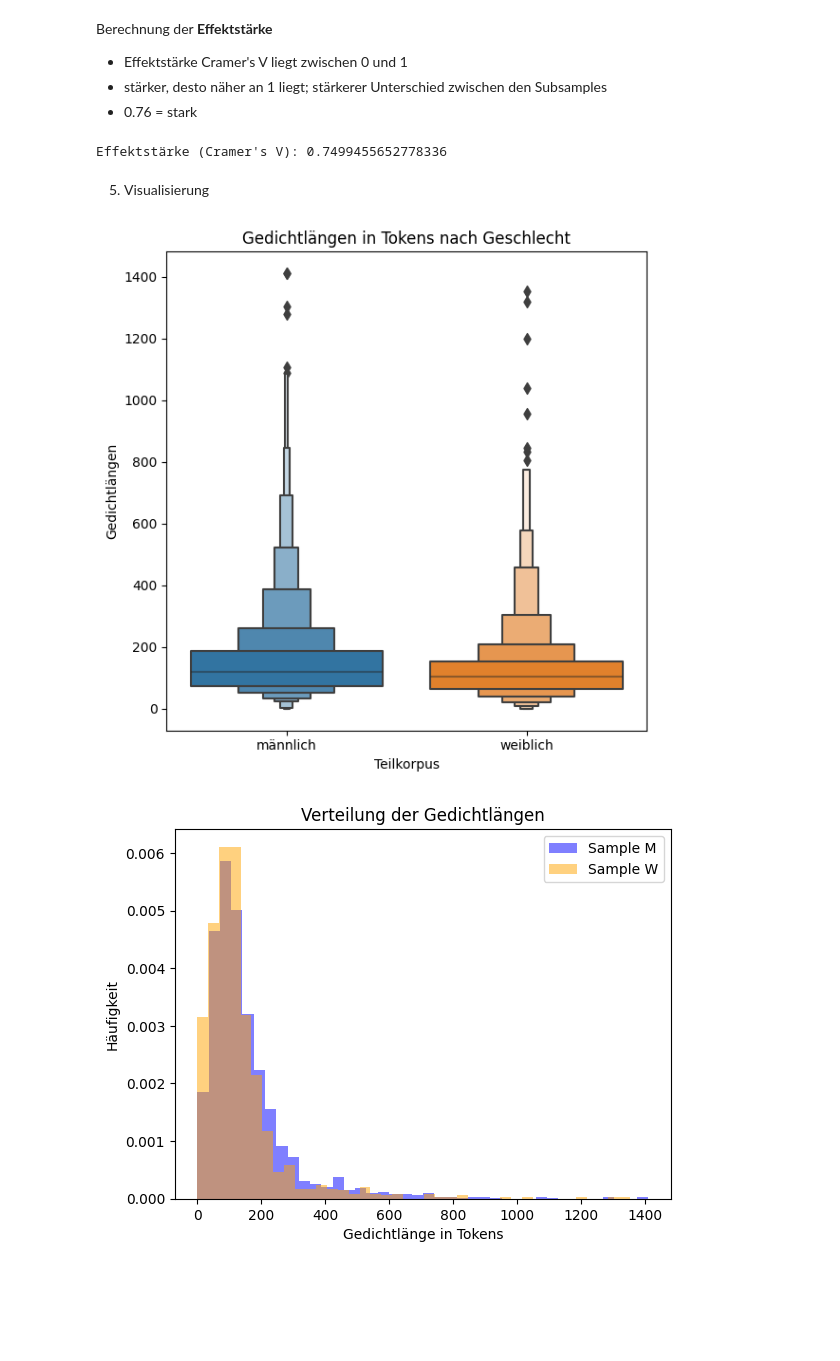
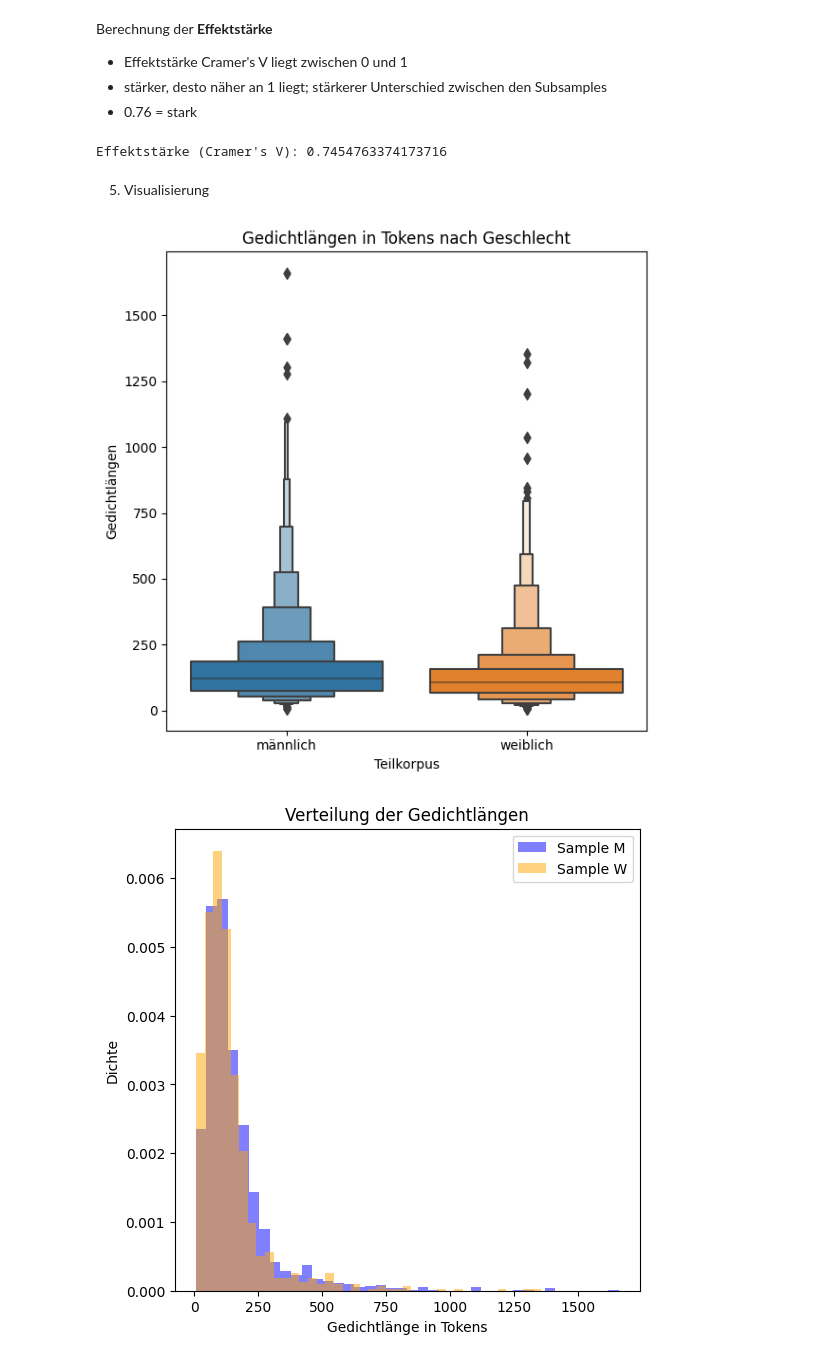
Before and after one commit to niceshice/Forschungsmethoden_LL_Gedichte, a Jupyter notebook: teststatistic_len_in_tokens.ipynb, the cells around one changed output. Cells and saved outputs as stored; diff of their text form; code cells hidden in the pictures; blank space fills up the shorter version.

```diff
--- a/teststatistic_len_in_tokens.ipynb
+++ b/teststatistic_len_in_tokens.ipynb
@@ -40,15 +40,13 @@ def tokens_per_poem(folder_path: str):
             with open(file_path, 'r', encoding='utf8') as file:
                 poem_data = json.load(file)
                 # Extrahiere den Gedichtstext aus der json-Datei
-                try:
+                if poem_data['poem'] and poem_data['author_birth'] != "0":
                     poem_lines = [line_data['text'] for line_data in poem_data['poem'].values()]
                     poem_text = ' '.join(poem_lines)
                     # Zähle die Tokens im Gedichtstext
                     num_tokens = count_tokens(poem_text)
                     # Füge das Ergebnis zum Dictionary hinzu
                     poem_lenghts[poem_data['title']] = num_tokens
-                except:
-                    continue
     return poem_lenghts
 # %%
 poems_and_lengths_m = tokens_per_poem('corpus_finished_m')
@@ -80,8 +73,8 @@ def calculate_statistics(poem_lengths):
     return average, std_deviation
 
 # Extrahiere die Gedichtlängen aus dem Dictionary
-poem_lengths_m = list(poems_and_lengths_m.values())
-poem_lengths_w = list(poems_and_lengths_w.values())
+poem_lengths_m = list({key: value for key, value in poems_and_lengths_m.items() if value != 0}.values())
+poem_lengths_w = list({key: value for key, value in poems_and_lengths_w.items() if value != 0}.values())
 
 # Berechne Durchschnitt und Standardabweichung
 average_length_m, std_dev_m = calculate_statistics(poem_lengths_m)
@@ -250,7 +235,7 @@ effect_size = np.sqrt(u_statistic / (n1 * n2))
 
 print("Effektstärke (Cramer's V):", effect_size)
 # %% [output]
-Effektstärke (Cramer's V): 0.7499455652778336
+Effektstärke (Cramer's V): 0.7454763374173716
 # %% [markdown]
 5. Visualisierung
 # %%
@@ -275,24 +260,24 @@ plt.title("Gedichtlängen in Tokens nach Geschlecht")
 plt.tight_layout()
 plt.show()
 # %% [output]
-[figure, old version]
+[figure, new version]
 # %%
 # Erstelle eine Figure und Axes-Objekte
-fig, ax = plt.subplots()
+fig, ax = plt.subplots(figsize=(6, 6))
 
 # Plotten der Histogramme für beide Subsamples
 ax.hist(poem_lengths_m, bins=40, alpha=0.5, label='Sample M', color='blue', density=True)
 ax.hist(poem_lengths_w, bins=40, alpha=0.5, label='Sample W', color='orange', density=True)
 
 # Hinzufügen von Labels und Titeln
 ax.set_xlabel('Gedichtlänge in Tokens')
-ax.set_ylabel('Häufigkeit')
+ax.set_ylabel('Dichte')
 ax.set_title('Verteilung der Gedichtlängen')
 
 # Legende anzeigen
 ax.legend()
 
 # Anzeigen der Grafik
 plt.show()
 # %% [output]
-[figure, old version]
+[figure, new version]
```
Also changed, not shown: parts of 6 cells of this notebook, 4 other files.
